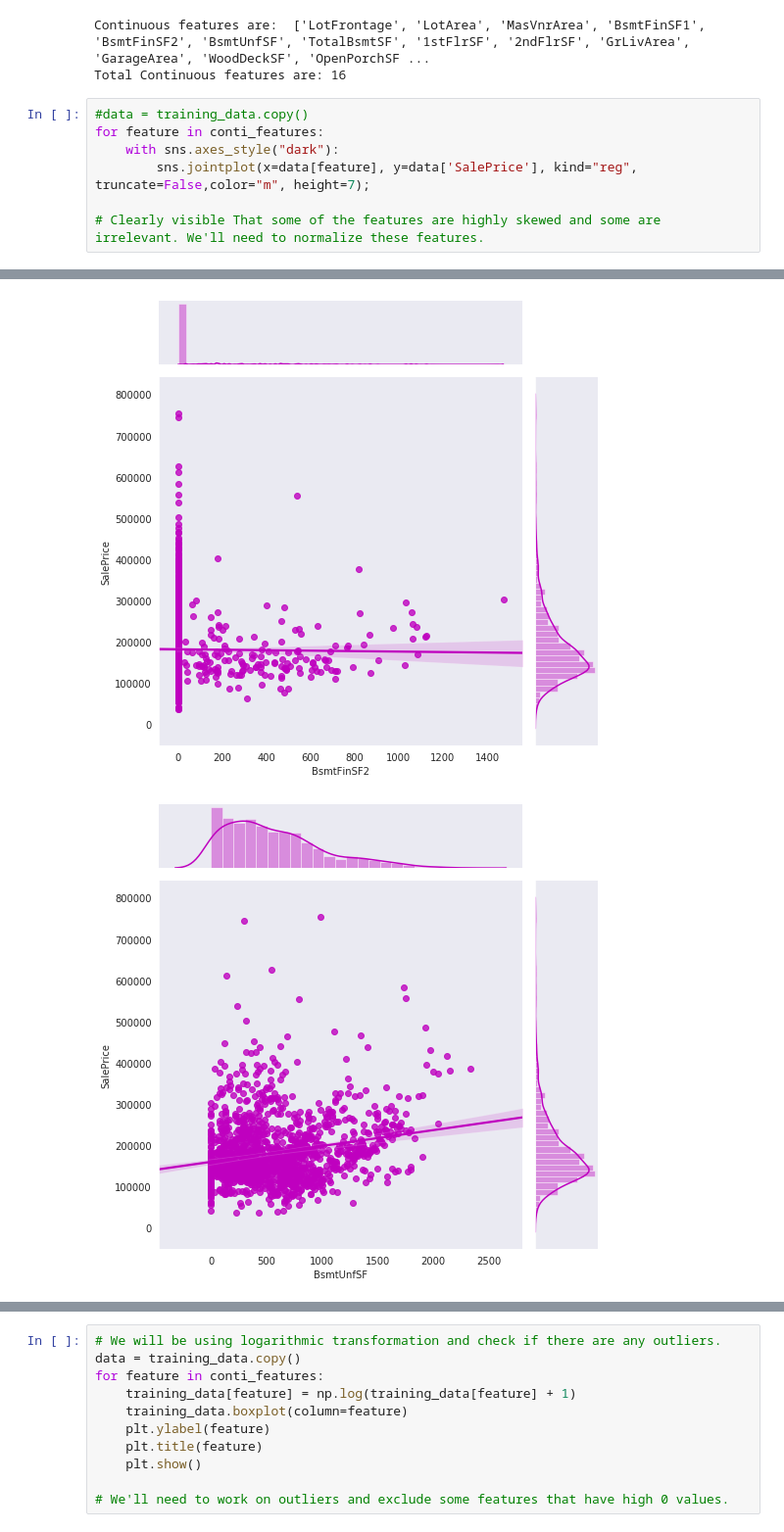
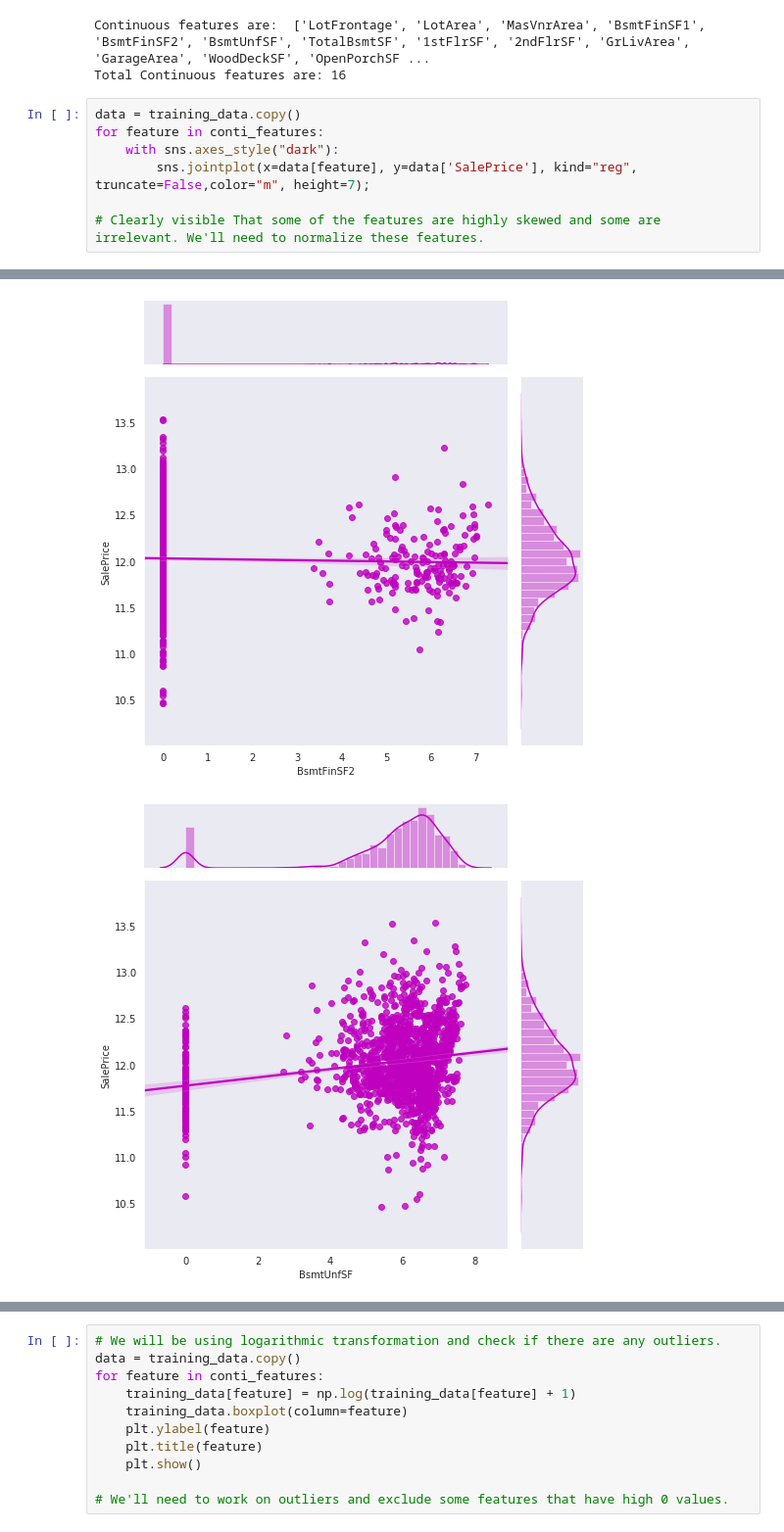
Before and after one commit to rajkhona/Housepriceprediction, a Jupyter notebook: house_price_prediction.ipynb, the cells around one changed output, grey strips where cells are left out. Shown at 98% size. Cells and saved outputs as stored; diff of their text form.

```diff
--- a/house_price_prediction.ipynb
+++ b/house_price_prediction.ipynb
@@ -179,7 +181,7 @@ print("Total Continuous features are:", len(conti_features))
 Continuous features are:  ['LotFrontage', 'LotArea', 'MasVnrArea', 'BsmtFinSF1', 'BsmtFinSF2', 'BsmtUnfSF', 'TotalBsmtSF', '1stFlrSF', '2ndFlrSF', 'GrLivArea', 'GarageArea', 'WoodDeckSF', 'OpenPorchSF ...
 Total Continuous features are: 16
 # %%
-#data = training_data.copy()
+data = training_data.copy()
 for feature in conti_features:
     with sns.axes_style("dark"):
         sns.jointplot(x=data[feature], y=data['SalePrice'], kind="reg", truncate=False,color="m", height=7);
@@ -193,2 +195,2 @@ for feature in conti_features:
-[figure, old version]
+[figure, new version]
-[figure, old version]
+[figure, new version]
```
Also changed, not shown: parts of 15 cells of this notebook.
